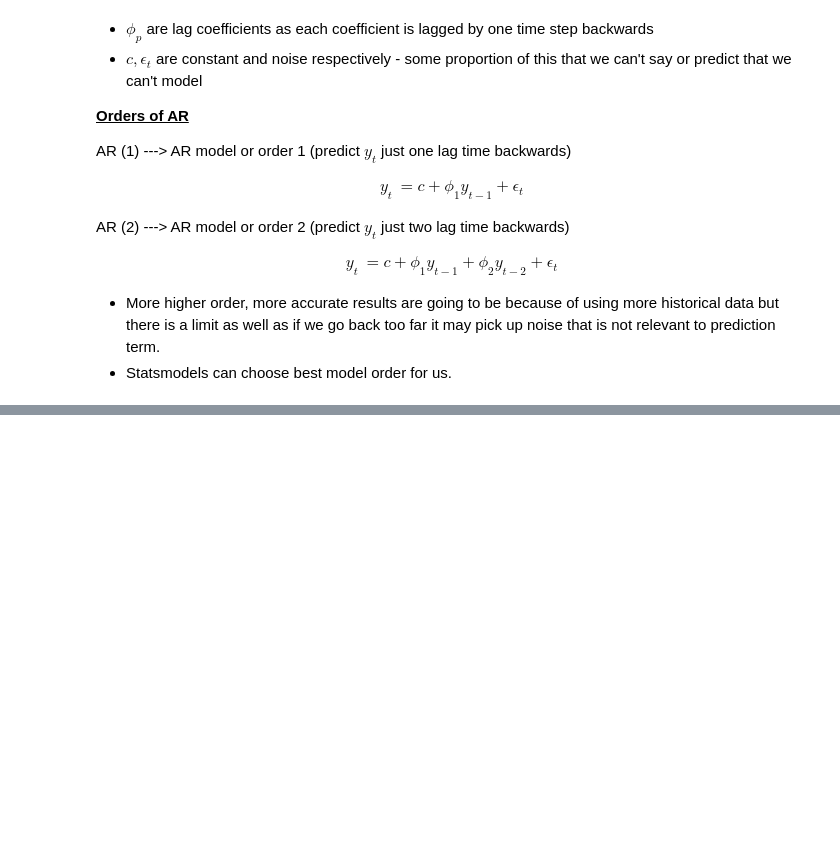
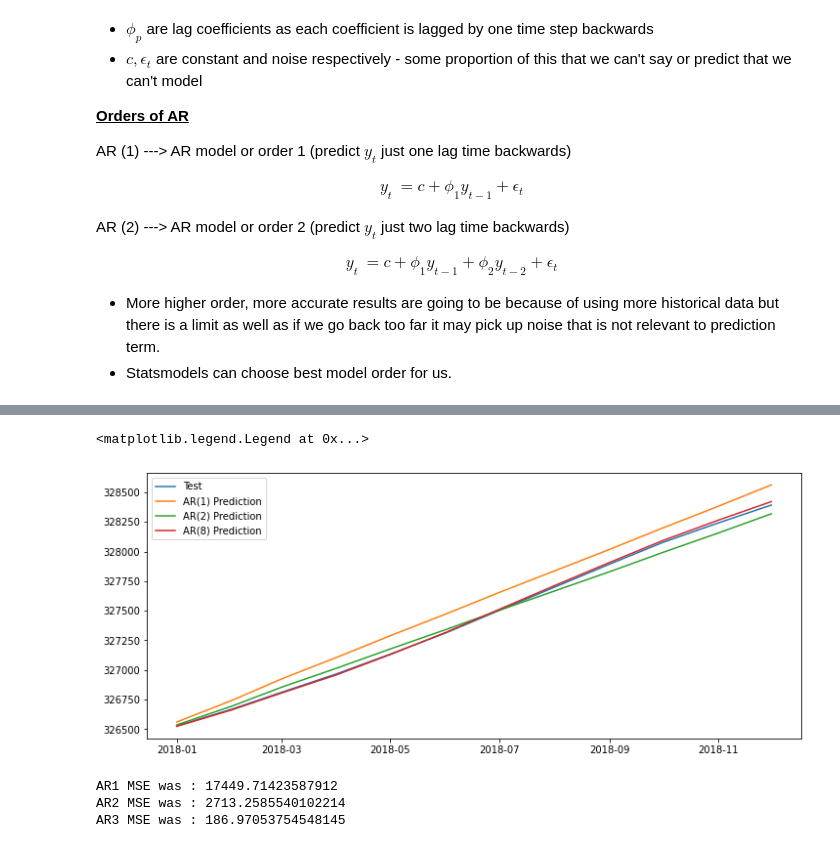
Before and after one commit to worklifesg/Time-Series-Forecasting-and-Analysis, a Jupyter notebook: 3. General Forcasting Methods/3_ARIMA.ipynb, the cells around one changed output, grey strips where cells are left out. Cells and saved outputs as stored; diff of their text form; code cells hidden in the pictures; blank space fills up the shorter version.

```diff
--- a/3. General Forcasting Methods/3_ARIMA.ipynb
+++ b/3. General Forcasting Methods/3_ARIMA.ipynb
@@ -111,0 +247,5 @@ y_t &=c+\phi_1 y_{t-1}+ \phi_2 y_{t-2} + \epsilon_t
+# %%
+ARfit = model.fit(ic='t-stat') #if maxlag is None, statsmodels will figure out which order is good fit and we define ic - criteria for optimum lag length
+
+ARfit.params
+#statsmodel decided maxlag is 8
@@ -111,0 +263,26 @@ y_t &=c+\phi_1 y_{t-1}+ \phi_2 y_{t-2} + \epsilon_t
+# %%
+predictions8 = ARfit.predict(start=start,end=end,dynamic=False)
+predictions8 = predictions8.rename('AR(8) Prediction')
+
+plt.figure(figsize=(12,5))
+plt.plot(test,label='Test');
+plt.plot(predictions1,label='AR(1) Prediction');
+plt.plot(predictions2,label='AR(2) Prediction');
+plt.plot(predictions8,label='AR(8) Prediction');
+plt.legend()
+# %% [output]
+<matplotlib.legend.Legend at 0x...>
+[figure, added]
+# %%
+from sklearn.metrics import mean_squared_error
+
+labels = ['AR1','AR2','AR3']
+preds = [predictions1,predictions2,predictions8]
+
+for i in range(3):
+  error = mean_squared_error(test['PopEst'],preds[i])
+  print(f'{labels[i]} MSE was : {error}')
+# %% [output]
+AR1 MSE was : 17449.71423587912
+AR2 MSE was : 2713.2585540102214
+AR3 MSE was : 186.97053754548145
```
Also changed, not shown: parts of 24 cells of this notebook.
